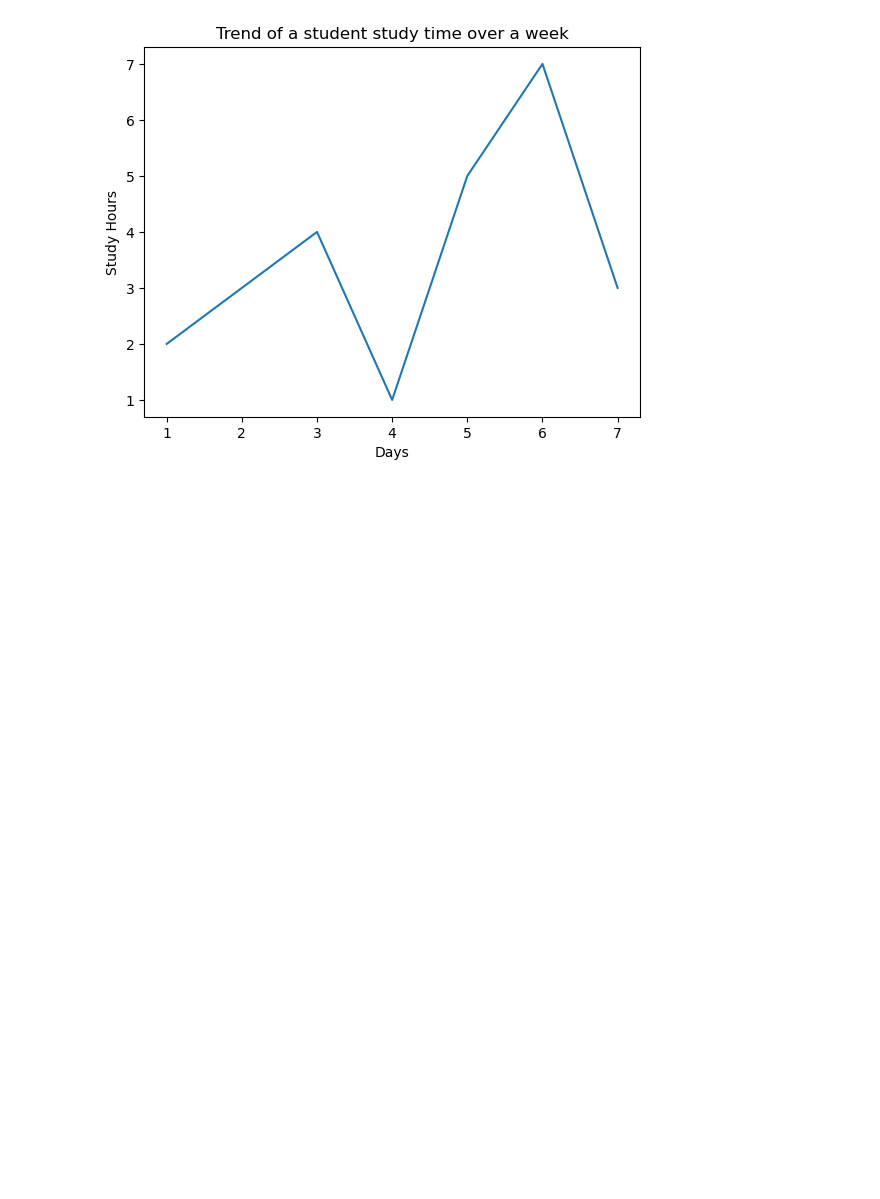
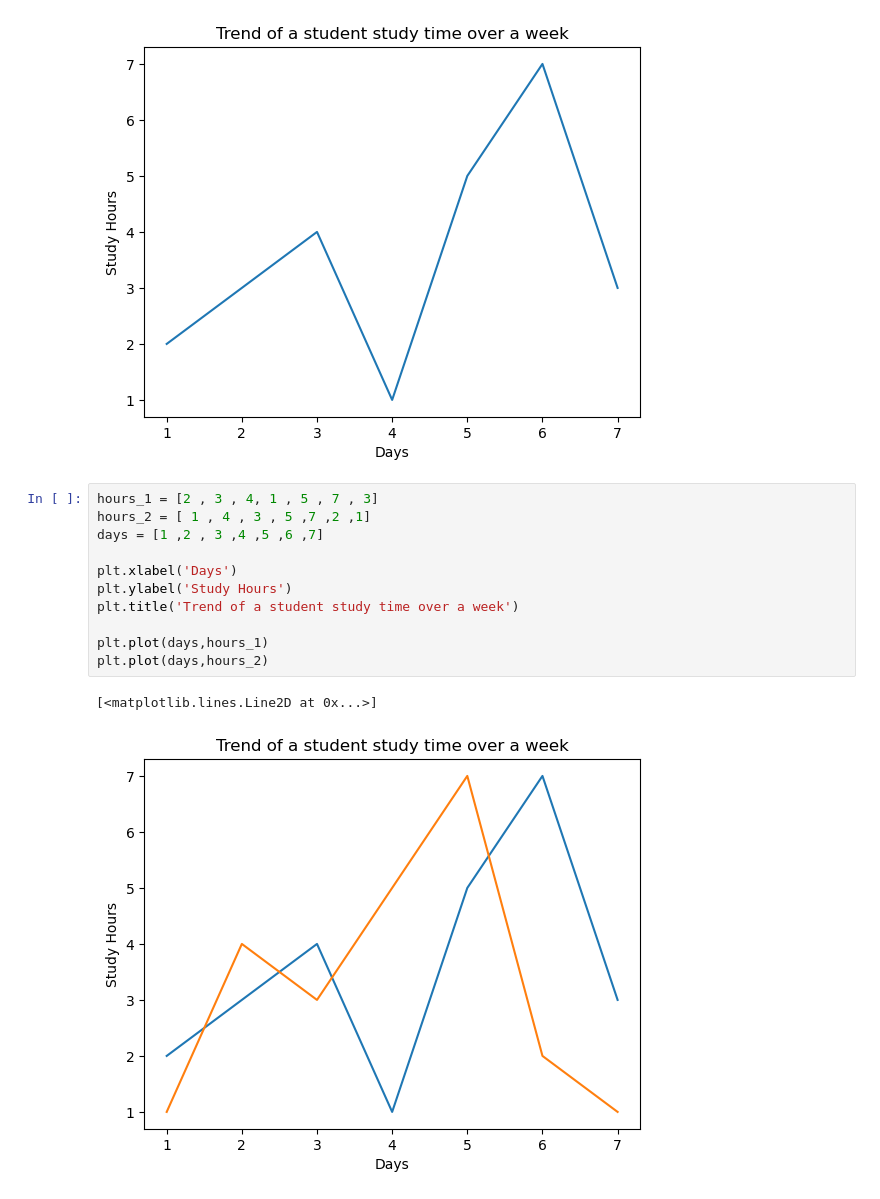
Before and after one commit to Alamin-refat/Phitron_ML_Course, a Jupyter notebook: week 04/Module 13-Data visualaization with matplotlib/matplotlib.ipynb, the cells around one changed output. Cells and saved outputs as stored; diff of their text form; blank space fills up the shorter version.

Commit message:
two student data visualaize

```diff
--- a/week 04/Module 13-Data visualaization with matplotlib/matplotlib.ipynb
+++ b/week 04/Module 13-Data visualaization with matplotlib/matplotlib.ipynb
@@ -21,3 +21,17 @@ plt.plot(days,hours)
 # %% [output]
 [<matplotlib.lines.Line2D at 0x...>]
 [figure]
+# %%
+hours_1 = [2 , 3 , 4, 1 , 5 , 7 , 3]
+hours_2 = [ 1 , 4 , 3 , 5 ,7 ,2 ,1]
+days = [1 ,2 , 3 ,4 ,5 ,6 ,7]
+
+plt.xlabel('Days')
+plt.ylabel('Study Hours')
+plt.title('Trend of a student study time over a week')
+
+plt.plot(days,hours_1)
+plt.plot(days,hours_2)
+# %% [output]
+[<matplotlib.lines.Line2D at 0x...>]
+[figure, added]
```
